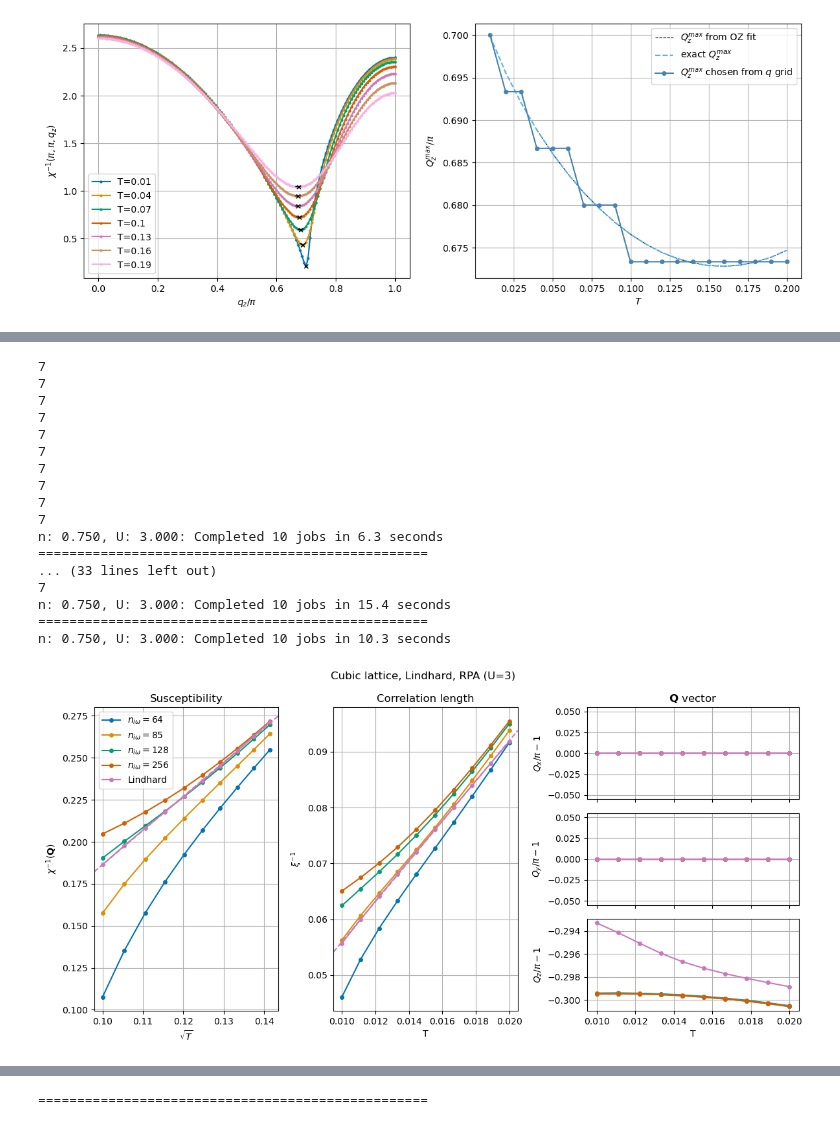
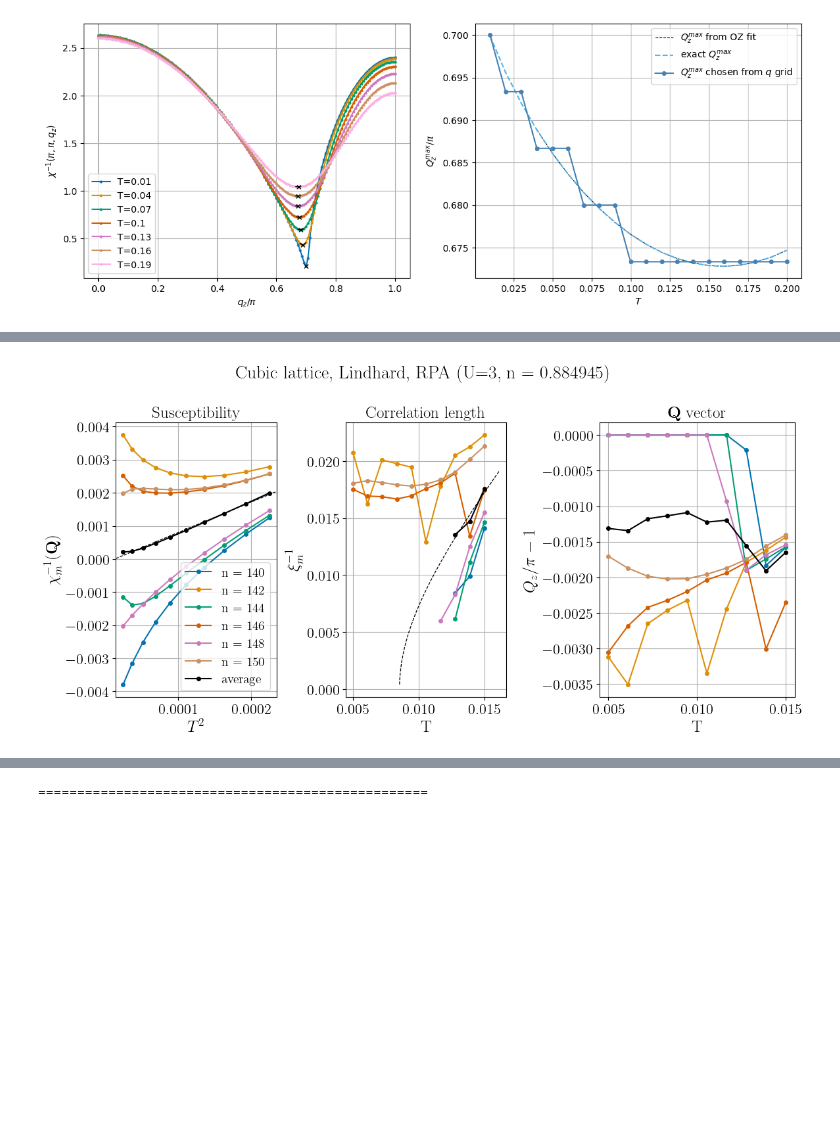
Before and after one commit to cctort/quantum_criticality, a Jupyter notebook: chi_rpa.ipynb, the cells around one changed output, grey strips where cells are left out. Cells and saved outputs as stored; diff of their text form; code cells hidden in the pictures; blank space fills up the shorter version.

```diff
--- a/chi_rpa.ipynb
+++ b/chi_rpa.ipynb
@@ -190,7 +199,7 @@ ax[0].set_xlabel('$q_z/\pi$')
 ax[0].set_ylabel(r'$\chi^{-1}(\pi,\pi,q_z)$')
 
 ax[1].set_xlabel('$T$')
-ax[1].set_ylabel('$Q_z^{max}/\pi$')
+ax[1].set_ylabel('$Q_z/\pi$')
 
 q_path = ([1,1,0],[1,1,1])
 q_grid, _ = get_grid_from_path(q_path, lat.k_vecs)
@@ -212,9 +221,9 @@ for i, data in enumerate(results_list):
         ax[0].plot(qz_grid_fitted, OZ_curve, '--', color='black', linewidth=1)
         ax[0].plot(Qz_ref[-1], data['invchi'], 'x', markersize=4, color='black')
 
-ax[1].plot(T_list, Qz_fit, '--', color='black', linewidth=0.8, label='$Q_z^{max}$ from OZ fit')
-ax[1].plot(T_list, Qz_ref, '--', color=color_list[9], label='exact $Q_z^{max}$')
-ax[1].plot(T_list, Qz, 'o-', markersize=4, color='steelblue', label='$Q_z^{max}$ chosen from $q$ grid')
+ax[1].plot(T_list, Qz_fit, '--', color='black', linewidth=0.8, label='$Q_z$ from OZ fit')
+ax[1].plot(T_list, Qz_ref, '--', color=color_list[9], label='exact $Q_z$')
+ax[1].plot(T_list, Qz, 'o-', markersize=4, color='steelblue', label='$Q_z$ chosen from $q$ grid')
 
 for a in ax:
     a.grid()
@@ -351,19 +842,19 @@ Starting serial run at: 2026-06-08 04:09:23.261813
 # %%
 U = 3
 n = 0.75
-T_list = np.linspace(0.03, 0.05, 10)
+T_list = np.linspace(0.005, 0.015, 5)
 title = f'Cubic lattice, Lindhard, RPA (U={U})'
 
 lat = LATTICE()
-initialize_bz(lat, nk=200, refine=False, ibz=True)
+initialize_bz(lat, nk=100, refine=False, ibz=True)
 par_list = [{'U': U, 'n': n, 'T': T} for T in T_list]
 
-niw_list = [64//i for i in range(1,5)][::-1]
+niw_list = [256//i for i in range(1,5)][::-1]
 results_list = []
 for niw in niw_list:
-    results_list.append(sweep_rpa(par_list, lat, niw=niw, get_xi=True, workers=5, xi_range=[0,0,5e-2]))
+    results_list.append(sweep_rpa(par_list, lat, niw=niw, get_xi=False, workers=5, xi_range=[0,0,5e-2]))
 
-results_lindh = sweep_rpa(par_list, lat, q_path=([1,1,0], [1,1,1]), method='lindhard', get_xi=True, workers=5, xi_range=[0,0,5e-2])
+results_lindh = sweep_rpa(par_list, lat, q_path=([1,1,0], [1,1,1]), method='lindhard', get_xi=False, workers=5, xi_range=[0,0,5e-2])
 
 fig = None
 for results in results_list:
@@ -395,28 +879,29 @@ n: 0.750, U: 3.000: Completed 10 jobs in 138.2 seconds
 # %%
 U = 3
-n = 0.75
-T_list = np.linspace(0.01, 0.02, 10)
-title = f'Cubic lattice, Lindhard, RPA (U={U})'
+n = 0.884945
+T_list = np.linspace(0.005, 0.015, 10)
+title = f'Cubic lattice, Lindhard, RPA (U={U}, n = {n})'
 
-lat = LATTICE()
-initialize_bz(lat, nk=100, refine=True, ibz=True)
+nk_list = np.arange(140, 151, 2)
 par_list = [{'U': U, 'n': n, 'T': T} for T in T_list]
 
-niw_list = [256//i for i in range(1,5)][::-1]
 results_list = []
-for niw in niw_list:
-    results_list.append(sweep_rpa(par_list, lat, niw=niw, get_xi=True, workers=5, xi_range=[0,0,5e-2]))
-
-lat = LATTICE()
-initialize_bz(lat, nk=50, refine=True, refine_ratio=2, ibz=True)
-results_lindh = sweep_rpa(par_list, lat, q_path=([1,1,0], [1,1,1]), method='lindhard', get_xi=True, workers=5, xi_range=[0,0,5e-2])
+for nk in nk_list:
+    results_list.append(sweep_rpa(par_list, tp=0.2, nk=nk, refine=False, quad=False, xi_range=[0,0,3e-2], q_path=([1,1,0.5], [1,1,1]), method='lindhard', get_xi=True, fit=True, workers=5))
 
 fig = None
 for results in results_list:
-    niw = results['niw']
-    fig, _ = pcut_chi(results, 'T', plot_Q=(1,1,1), x_exp=(0.5,1), fit=False, title=title, label=rf'$n_{{i\omega}} = {niw}$', figure=fig)
+    nk = results['nk']
+    fig, fit = pcut_chi(results, 'T', plot_Q=(0,0,1), x_exp=(2,1),
+                        title=title, label=f'n = {nk}', figure=fig)
 
-fig, fit = pcut_chi(results_lindh, 'T', plot_Q=(1,1,1), x_exp=(0.5,1), fit=True, title=title, label='Lindhard', figure=fig)
+results_avg = results_list[-1].copy()
+results_avg['invchi'] = sum([results['invchi'] for results in results_list])/len(results_list)
+results_avg['invxi'] = sum([results['invxi'] for results in results_list])/len(results_list)
+results_avg['Q'] = sum([results['Q'] for results in results_list])/len(results_list)
+
+fig, fit = pcut_chi(results_avg, 'T', plot_Q=(0,0,1), x_exp=(2,1), fit=True,
+                    title=title, label='average', figure=fig, color='black')
 
 plt.show()
 # %% [output]
@@ -434,20 +920,3 @@ Starting serial run at: 2026-06-07 20:10:01.055054
-7
-7
-7
-7
-7
-7
-7
-7
-7
-7
-n: 0.750, U: 3.000: Completed 10 jobs in 6.3 seconds
-==================================================
-... (33 lines left out)
-7
-n: 0.750, U: 3.000: Completed 10 jobs in 15.4 seconds
-==================================================
-n: 0.750, U: 3.000: Completed 10 jobs in 10.3 seconds
-[figure, old version]
+[figure, new version]
 # %%
 U = 3
```
Also changed, not shown: parts of 31 cells of this notebook, 7 other files.
